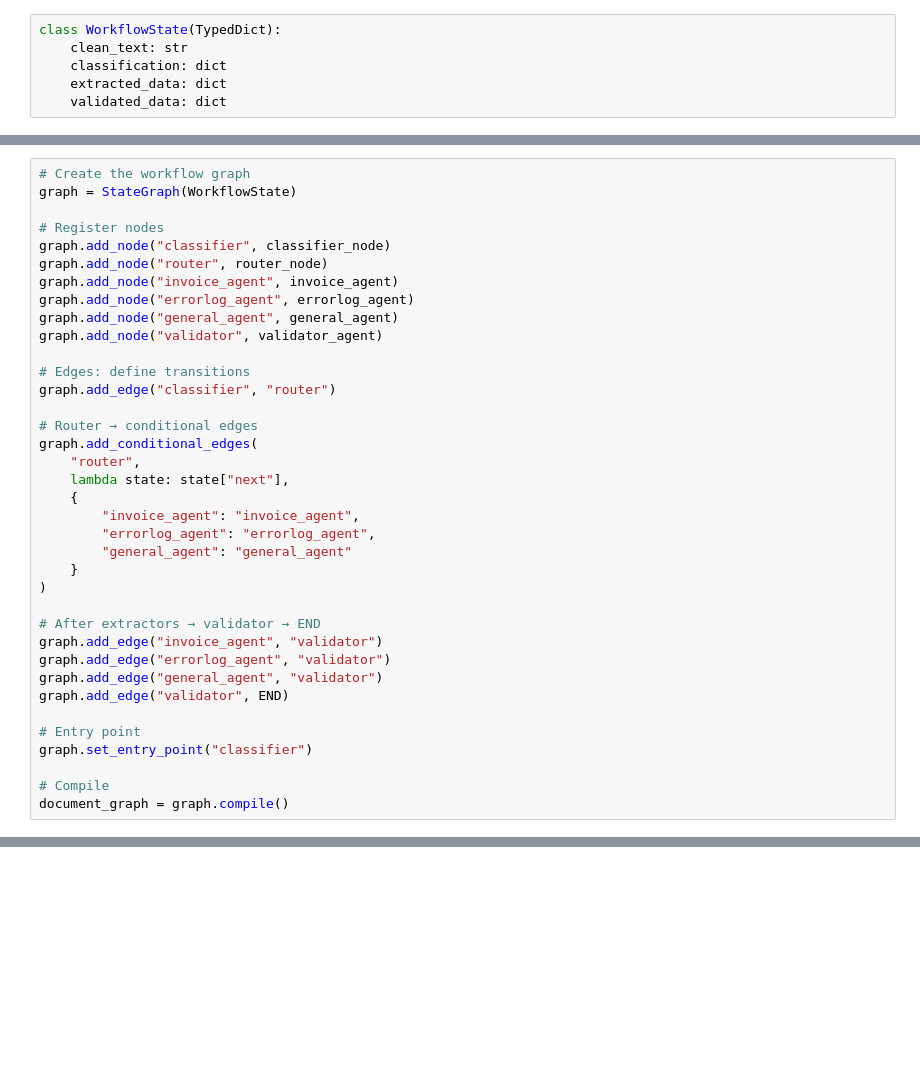
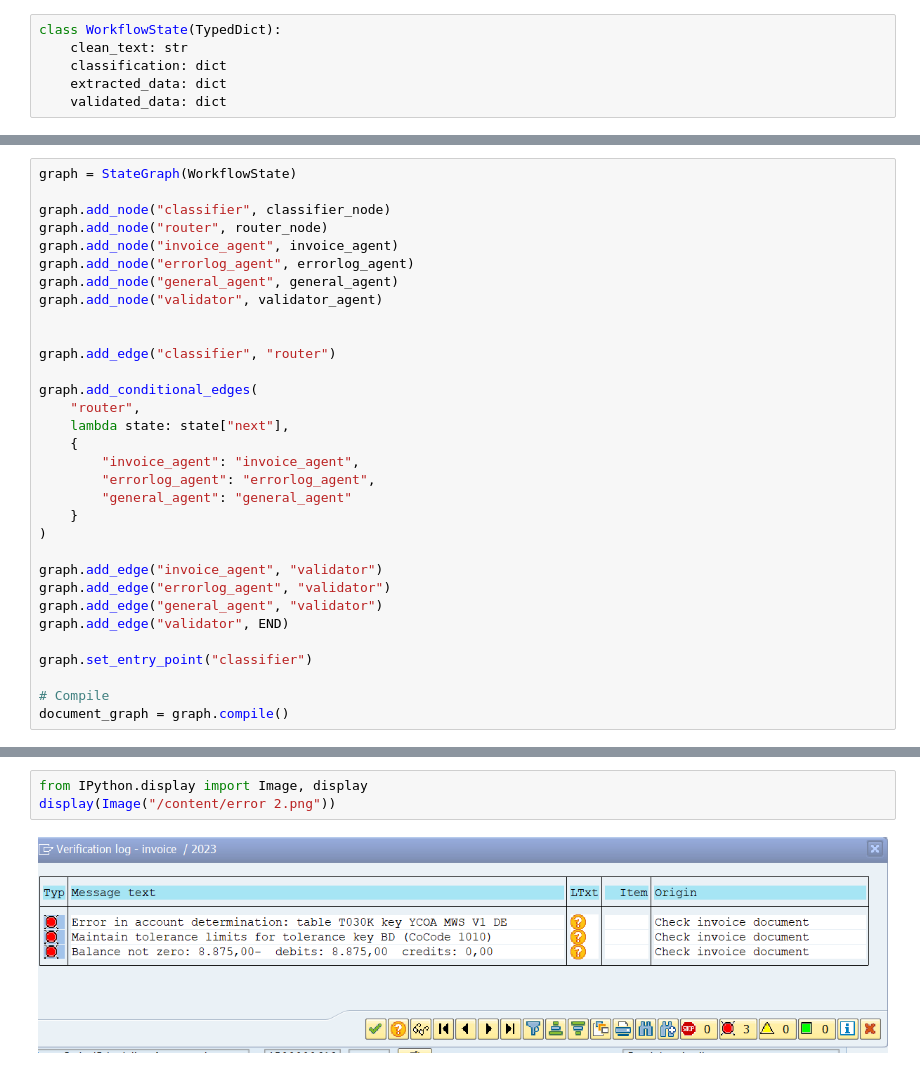
Before and after one commit to ritwiks9635/image_recognition_and_summarization, a Jupyter notebook: image_recognition_and_summarization.ipynb, the cells around one changed output, grey strips where cells are left out. Cells and saved outputs as stored; diff of their text form; blank space fills up the shorter version.

```diff
--- a/image_recognition_and_summarization.ipynb
+++ b/image_recognition_and_summarization.ipynb
@@ -1275,8 +1301,6 @@ def validator_agent(state):
 # %%
-# Create the workflow graph
 graph = StateGraph(WorkflowState)
 
-# Register nodes
 graph.add_node("classifier", classifier_node)
 graph.add_node("router", router_node)
 graph.add_node("invoice_agent", invoice_agent)
@@ -1284,10 +1308,9 @@ graph.add_node("errorlog_agent", errorlog_agent)
 graph.add_node("general_agent", general_agent)
 graph.add_node("validator", validator_agent)
 
-# Edges: define transitions
+
 graph.add_edge("classifier", "router")
 
-# Router → conditional edges
 graph.add_conditional_edges(
     "router",
     lambda state: state["next"],
@@ -1298,13 +1321,11 @@ graph.add_conditional_edges(
     }
 )
 
-# After extractors → validator → END
 graph.add_edge("invoice_agent", "validator")
 graph.add_edge("errorlog_agent", "validator")
 graph.add_edge("general_agent", "validator")
 graph.add_edge("validator", END)
 
-# Entry point
 graph.set_entry_point("classifier")
 
 # Compile
@@ -1315,4 +1336,9 @@ mermaid_output = document_graph.get_graph().draw_mermaid()
 display(Image(mermaid_output.encode('utf-8')))
 # %% [output]
 [figure]
+# %%
+from IPython.display import Image, display
+display(Image("/content/error 2.png"))
+# %% [output]
+[figure, added]
 # %%
```
Also changed, not shown: parts of 11 cells of this notebook.
